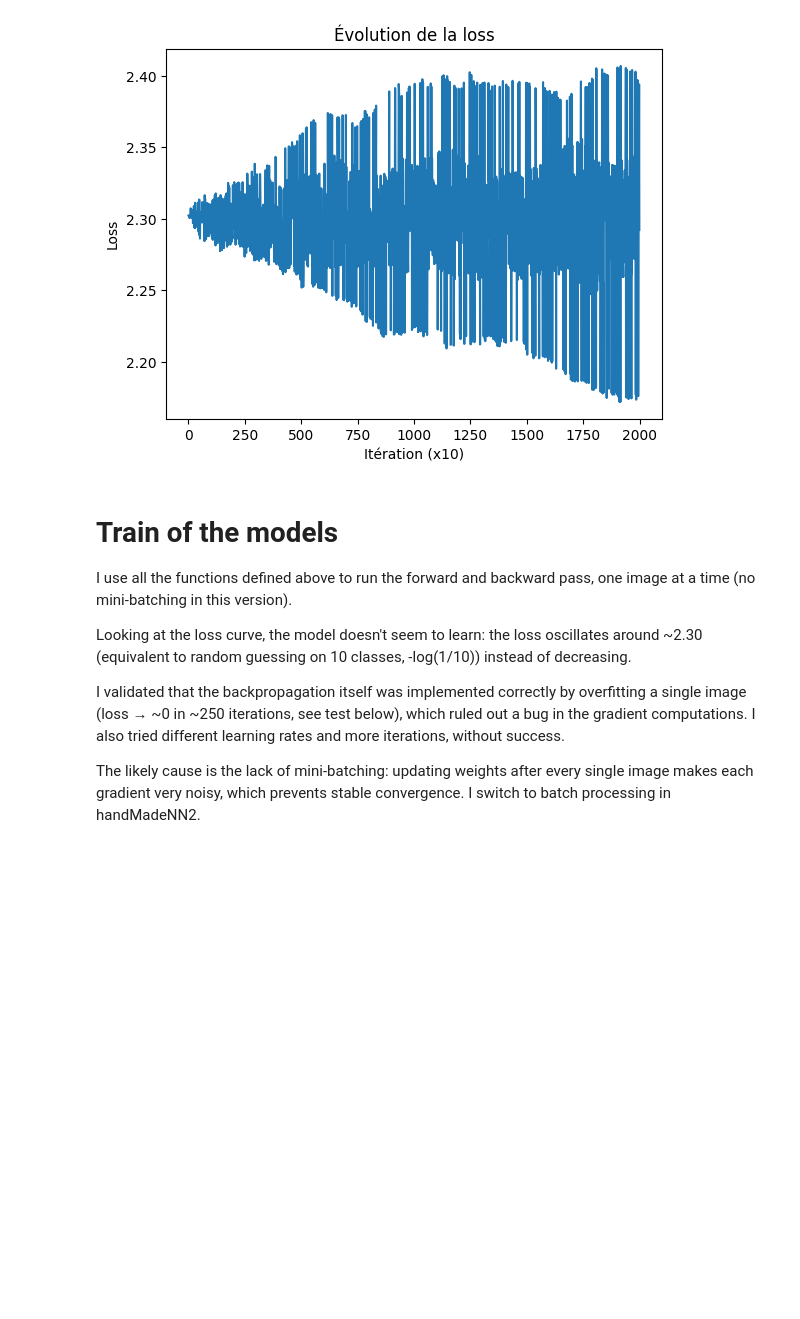
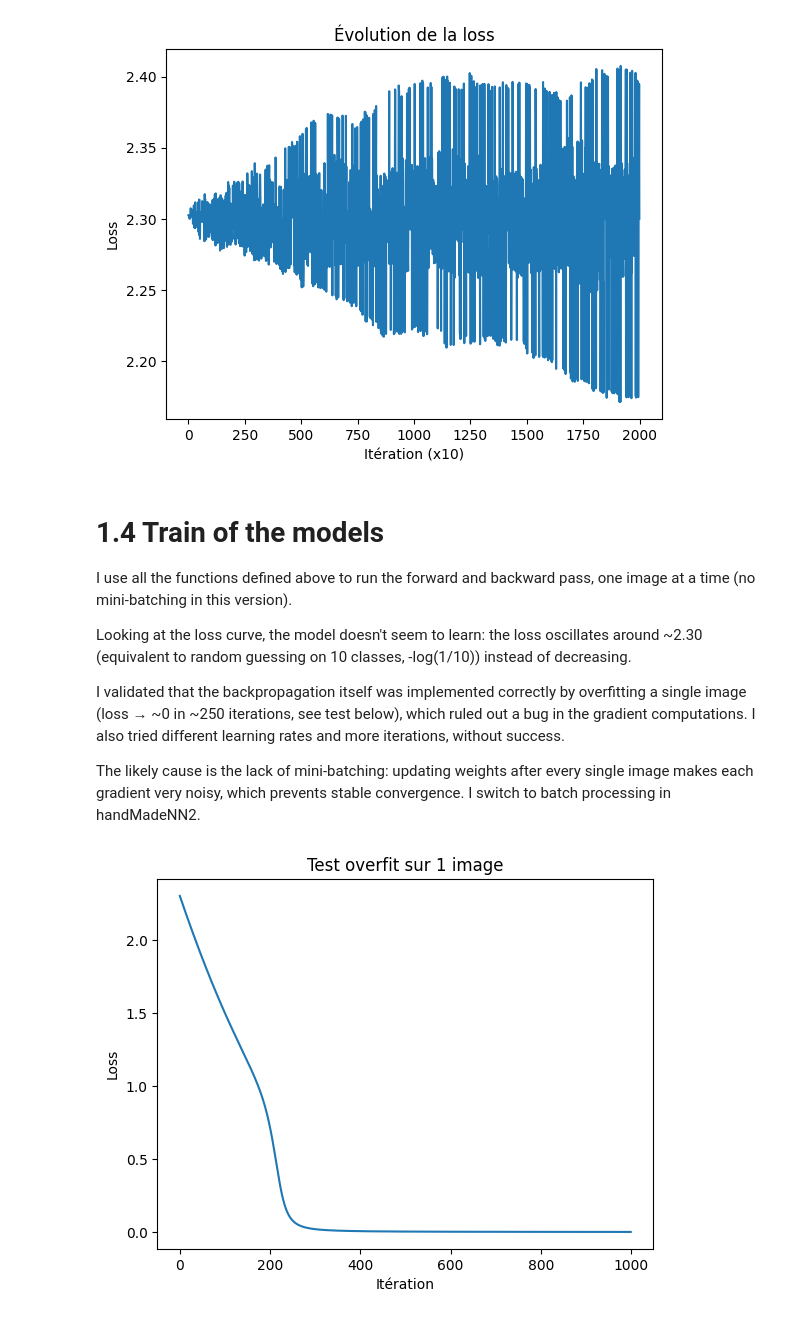
Before and after one commit to ambroise-lb/Hand-Made-Neural-Net, a Jupyter notebook: handMadeNN1.ipynb, the cells around one changed output. Cells and saved outputs as stored; diff of their text form; code cells hidden in the pictures; blank space fills up the shorter version.

```diff
--- a/handMadeNN1.ipynb
+++ b/handMadeNN1.ipynb
@@ -151,7 +151,7 @@ plt.show()
 # %% [output]
 [figure]
 # %% [markdown]
-# Train of the models
+# 1.4 Train of the models
 I use all the functions defined above to run the forward and backward pass, one image at a time (no mini-batching in this version).
 
 Looking at the loss curve, the model doesn't seem to learn: the loss oscillates around ~2.30 (equivalent to random guessing on 10 classes, -log(1/10)) instead of decreasing.
@@ -159,3 +159,46 @@ Looking at the loss curve, the model doesn't seem to learn: the loss oscillates
 I validated that the backpropagation itself was implemented correctly by overfitting a single image (loss → ~0 in ~250 iterations, see test below), which ruled out a bug in the gradient computations. I also tried different learning rates and more iterations, without success.
 
 The likely cause is the lack of mini-batching: updating weights after every single image makes each gradient very noisy, which prevents stable convergence. I switch to batch processing in handMadeNN2.
+# %%
+W_FCLayer3 = np.random.randn(128, 784) * 0.01
+W_FCLayer2 = np.random.randn(64, 128) * 0.01
+W_FCLayer1 = np.random.randn(10, 64) * 0.01
+b_FCLayer3 = np.zeros((128, 1))
+b_FCLayer2 = np.zeros((64, 1))
+b_FCLayer1 = np.zeros((10, 1))
+
+x = X_train[0].reshape(784, 1) / 255
+y = y_train[0]
+loss_overfit = []
+
+for i in range(1000):
+  FC3 = FullyConnectedLayer(W_FCLayer3, x, b_FCLayer3)
+  ReLU2 = ReLULayer(FC3)
+  FC2 = FullyConnectedLayer(W_FCLayer2, ReLU2, b_FCLayer2)
+  ReLU1 = ReLULayer(FC2)
+  FC1 = FullyConnectedLayer(W_FCLayer1, ReLU1, b_FCLayer1)
+  y_pred = softmax(FC1)
+
+  Gra1 = Gradient_1(y, y_pred)
+  Gra2 = Gradient2(ReLU1, Gra1)
+  Gra3 = Gradient3(FC2, Gra1, W_FCLayer1)
+  Gra4 = Gradient4(ReLU2, Gra3)
+  Gra5 = Gradient5(FC3, Gra3, W_FCLayer2)
+  Gra6 = Gradient6(x, Gra5)
+
+  W_FCLayer3 = maj_W(Gra6[0], W_FCLayer3, 0.01)
+  b_FCLayer3 = maj_b(Gra6[1], b_FCLayer3, 0.01)
+  W_FCLayer2 = maj_W(Gra4[0], W_FCLayer2, 0.01)
+  b_FCLayer2 = maj_b(Gra4[1], b_FCLayer2, 0.01)
+  W_FCLayer1 = maj_W(Gra2[0], W_FCLayer1, 0.01)
+  b_FCLayer1 = maj_b(Gra2[1], b_FCLayer1, 0.01)
+
+  loss_overfit.append(Loss(y_pred, y)[0])
+
+plt.plot(loss_overfit)
+plt.xlabel("Itération")
+plt.ylabel("Loss")
+plt.title("Test overfit sur 1 image")
+plt.show()
+# %% [output]
+[figure, added]
```
Also changed, not shown: parts of 3 cells of this notebook.
